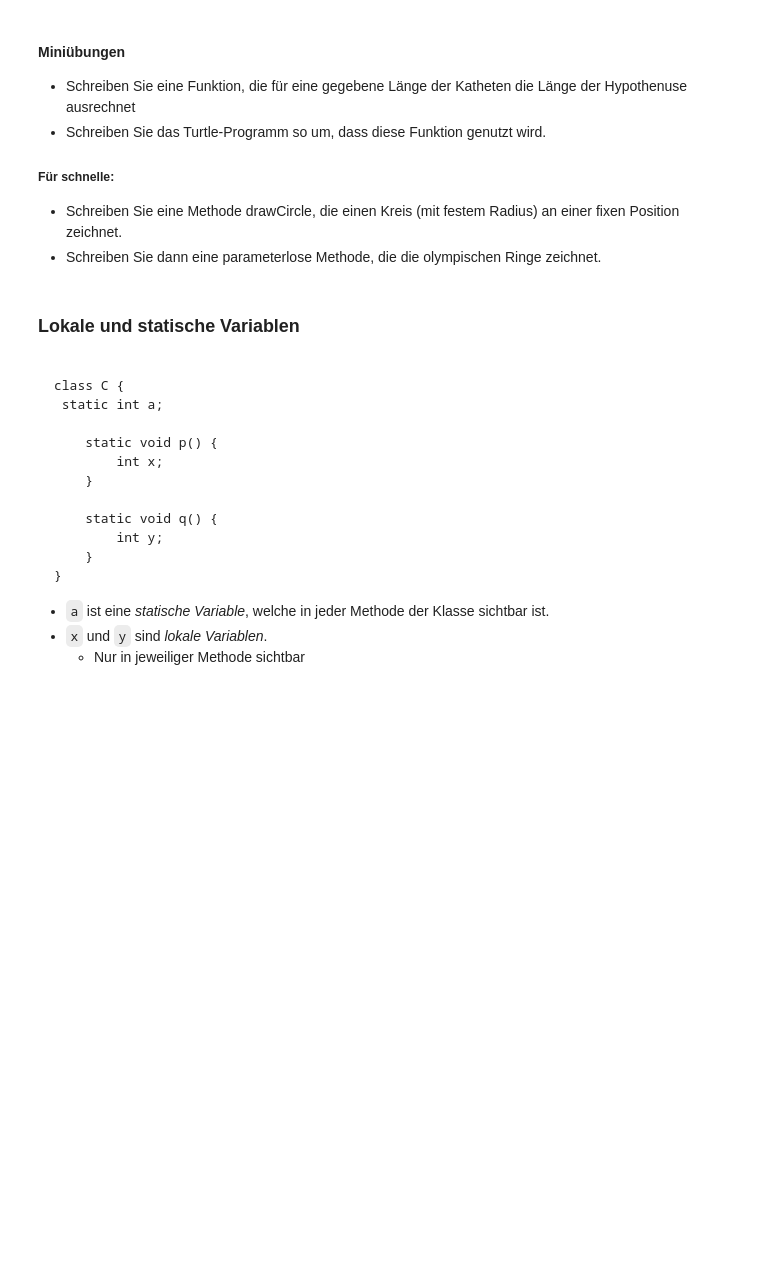
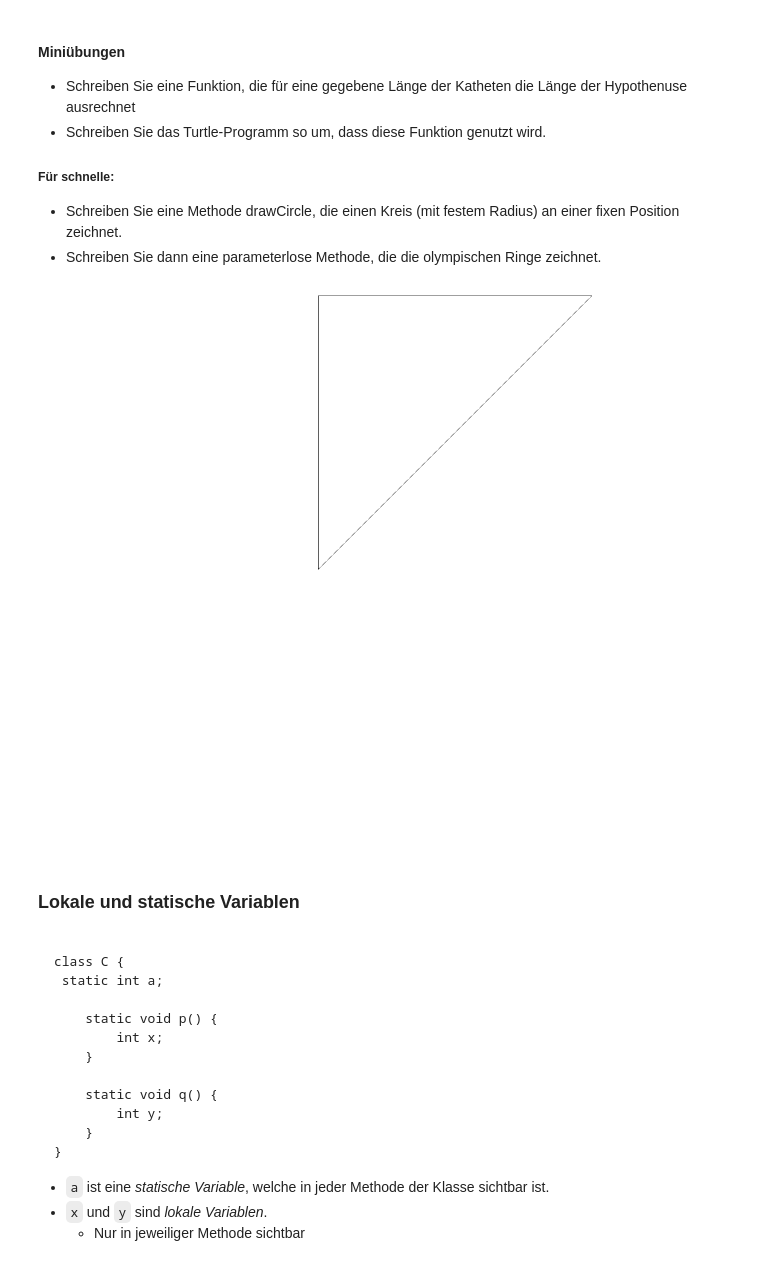
Before and after one commit to unibas-marcelluethi/gyminf-programmieren, a Jupyter notebook: notebooks/Methoden.ipynb, the cells around one changed output. Drawn from its saved outputs; the diff is of its cells as text; code cells hidden in the pictures; blank space fills up the shorter version.

```diff
--- a/notebooks/Methoden.ipynb
+++ b/notebooks/Methoden.ipynb
@@ -184,6 +223,30 @@ if (max(a, b) == a) {
 ##### Für schnelle:
 * Schreiben Sie eine Methode drawCircle, die einen Kreis (mit festem Radius) an einer fixen Position zeichnet.
 * Schreiben Sie dann eine parameterlose Methode, die die olympischen Ringe zeichnet.
+# %%
+Turtle turtle = new Turtle();
+
+static double computeHypothenuse(double a, double b) {
+    return Math.sqrt(a * a + b * b);
+}
+
+
+static void drawRightAngledTriangle(int lengthLegs) {
+    turtle.home();
+    turtle.clear();
+    turtle.penDown();
+    turtle.forward(lengthLegs);
+    turtle.turnRight(90);
+    turtle.forward(lengthLegs);
+    turtle.turnRight(135);
+    turtle.forward(computeHypothenuse(lengthLegs, lengthLegs));
+    turtle.turnRight(90);
+    display(turtle.toImage());
+};
+
+drawRightAngledTriangle(100);
+# %% [output]
+[figure, added]
 # %% [markdown]
 ### Lokale und statische Variablen
 
```
Also changed, not shown: parts of 8 cells of this notebook, 2 other files.
